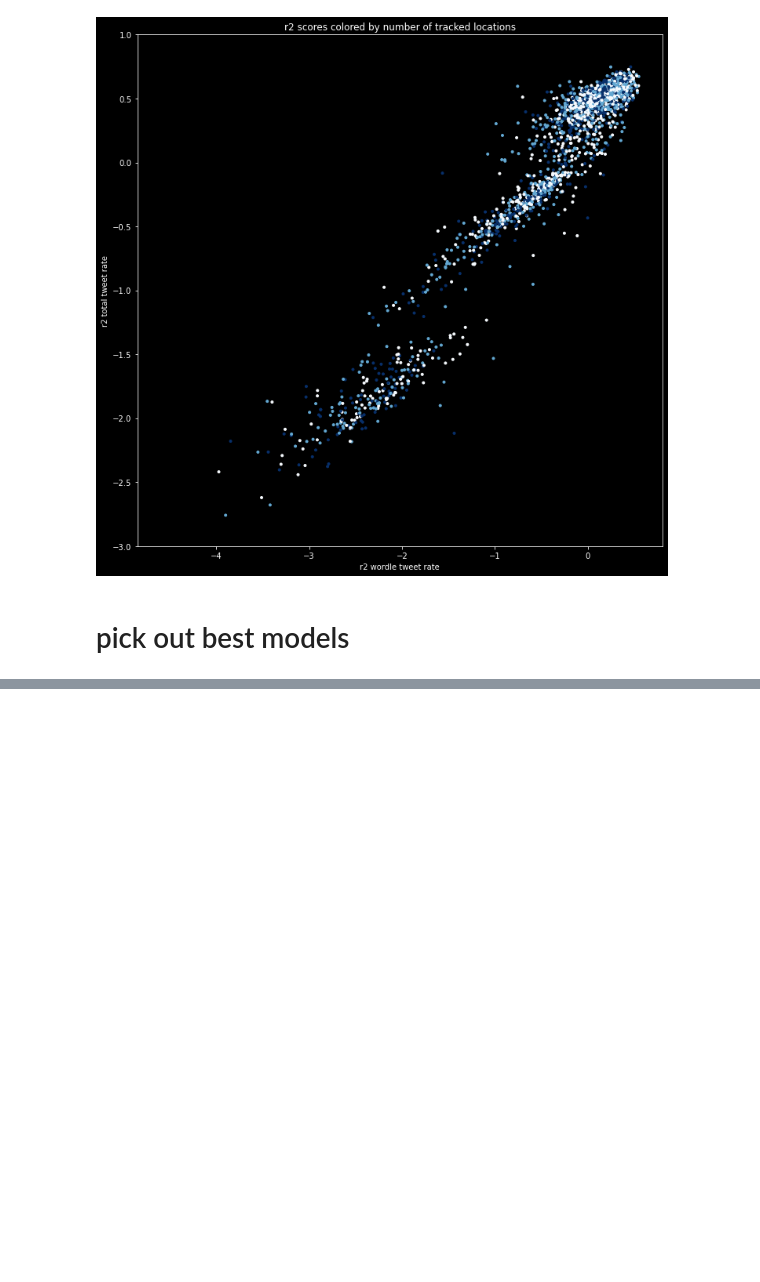
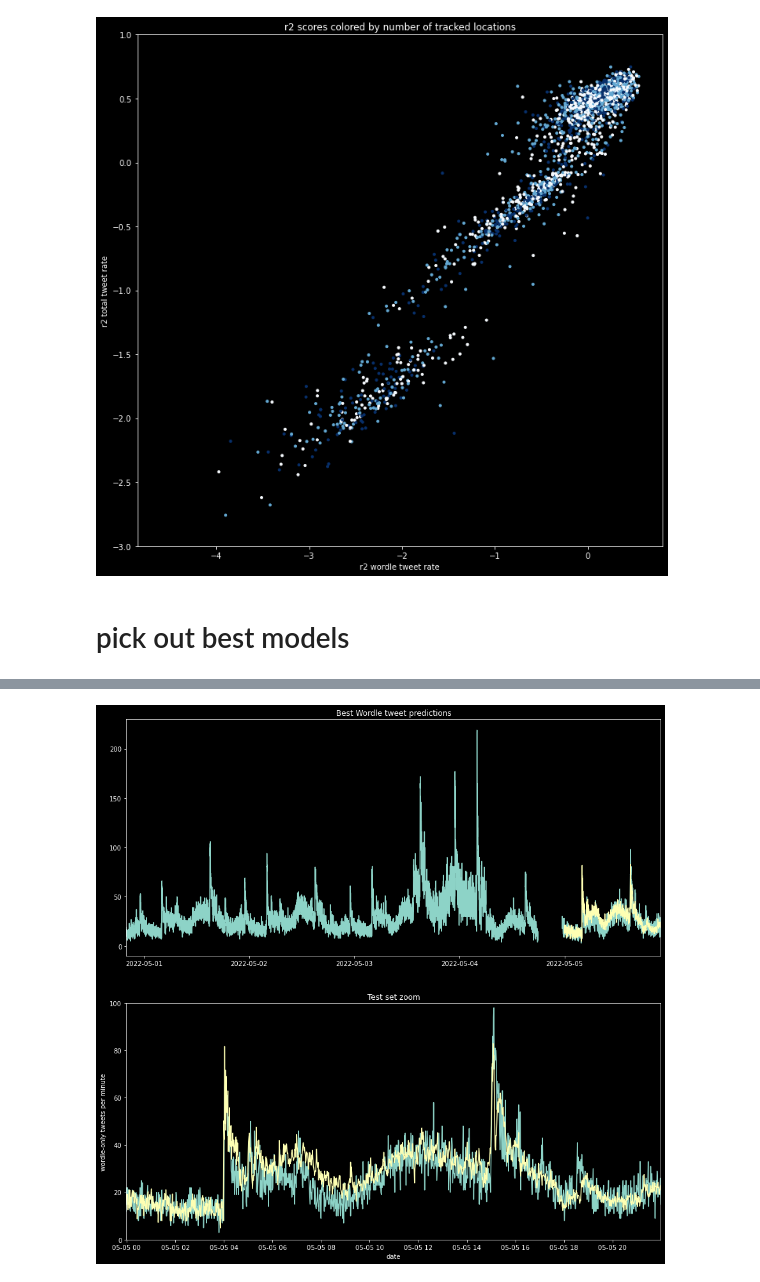
Before and after one commit to dtersegno/capstone, a Jupyter notebook: model/4_models.ipynb, the cells around one changed output, grey strips where cells are left out. Drawn from its saved outputs; the diff is of its cells as text; code cells hidden in the pictures; blank space fills up the shorter version.

```diff
--- a/model/4_models.ipynb
+++ b/model/4_models.ipynb
@@ -634,0 +642,25 @@ results_df.sort_values(by = ['results_product'], ascending = False).head(10)
+# %%
+best_model_total = load_model('./saved_models/NN_3_10_10_10_12_0_5')
+best_model_total_preds = pd.DataFrame(best_model_total.predict(slice_tweet_df(X_test, 10,10,10,12,0)), index = X_test.index)
+
+best_model_wordle = load_model('./saved_models/NN_3_10_10_20_12_12_0')
+best_model_wordle_preds = pd.DataFrame(best_model_wordle.predict(slice_tweet_df(X_test, 10,10,20,12,12)), index = X_test.index)
+
+best_model_prod = load_model('./saved_models/NN_3_10_10_20_12_12_0')
+best_model_prod_preds = pd.DataFrame(best_model_wordle.predict(slice_tweet_df(X_test, 10,10,20,12,12)), index = X_test.index)
+# %%
+#plot best is_wordle predictions
+fig, (ax1, ax2) = plt.subplots(nrows = 2, figsize = (15,15))
+ax1.plot(ts_df['is_wordle']*ts_df['total_tweets'])
+ax1.plot(best_model_wordle_preds[1])
+ax1.set_xlim(y_train.index.min(),y_test.index.max())
+ax2.plot(ts_df['is_wordle']*ts_df['total_tweets'])
+ax2.plot(best_model_wordle_preds[1])
+ax2.set_xlim(y_test.index.min(),y_test.index.max())
+ax1.set_title("Best Wordle tweet predictions")
+ax2.set_title("Test set zoom")
+ax2.set_ylim(0,100)
+plt.xlabel('date')
+plt.ylabel("wordle-only tweets per minute");
+# %% [output]
+[figure, added]
```
Also changed, not shown: parts of 4 cells of this notebook, 5 other files.
